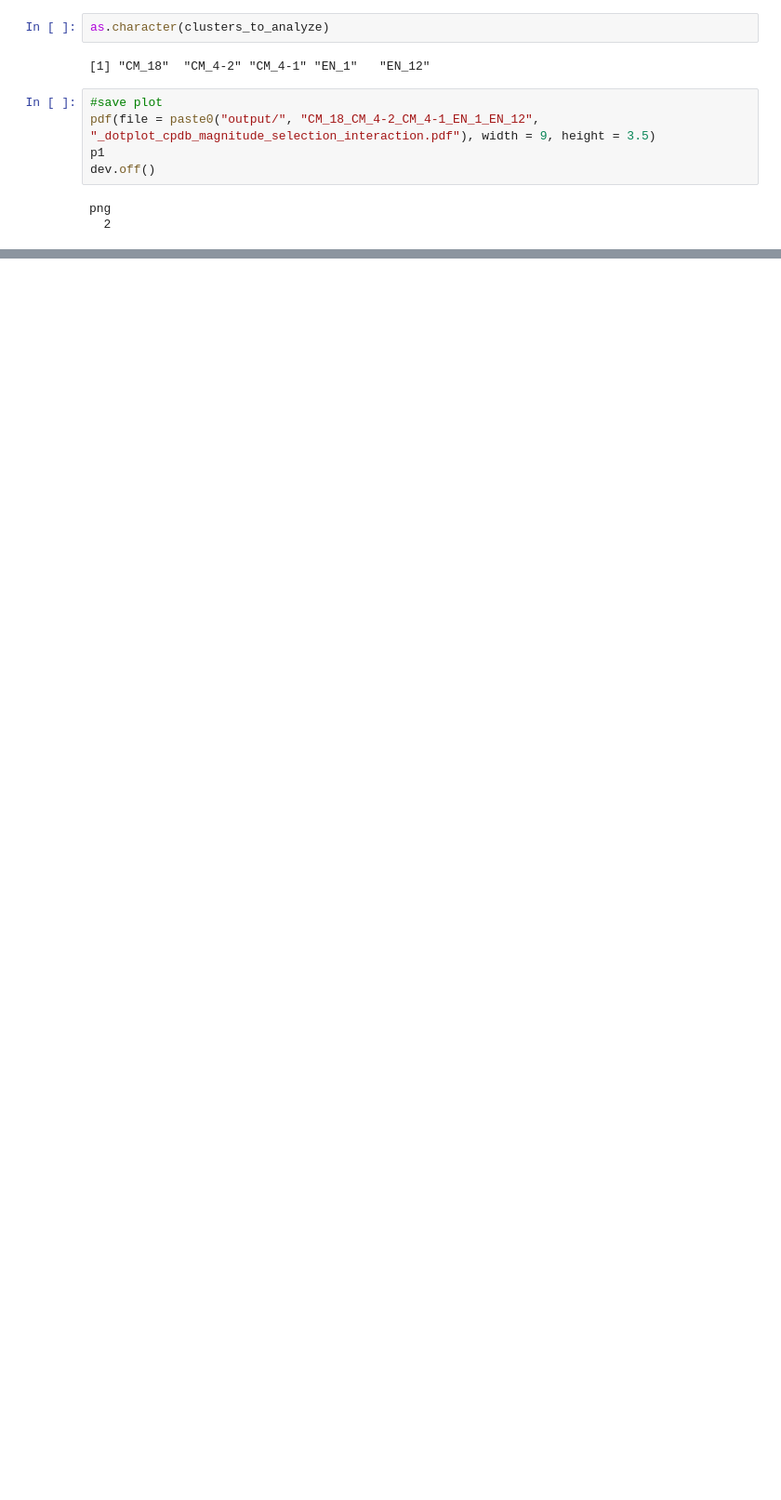
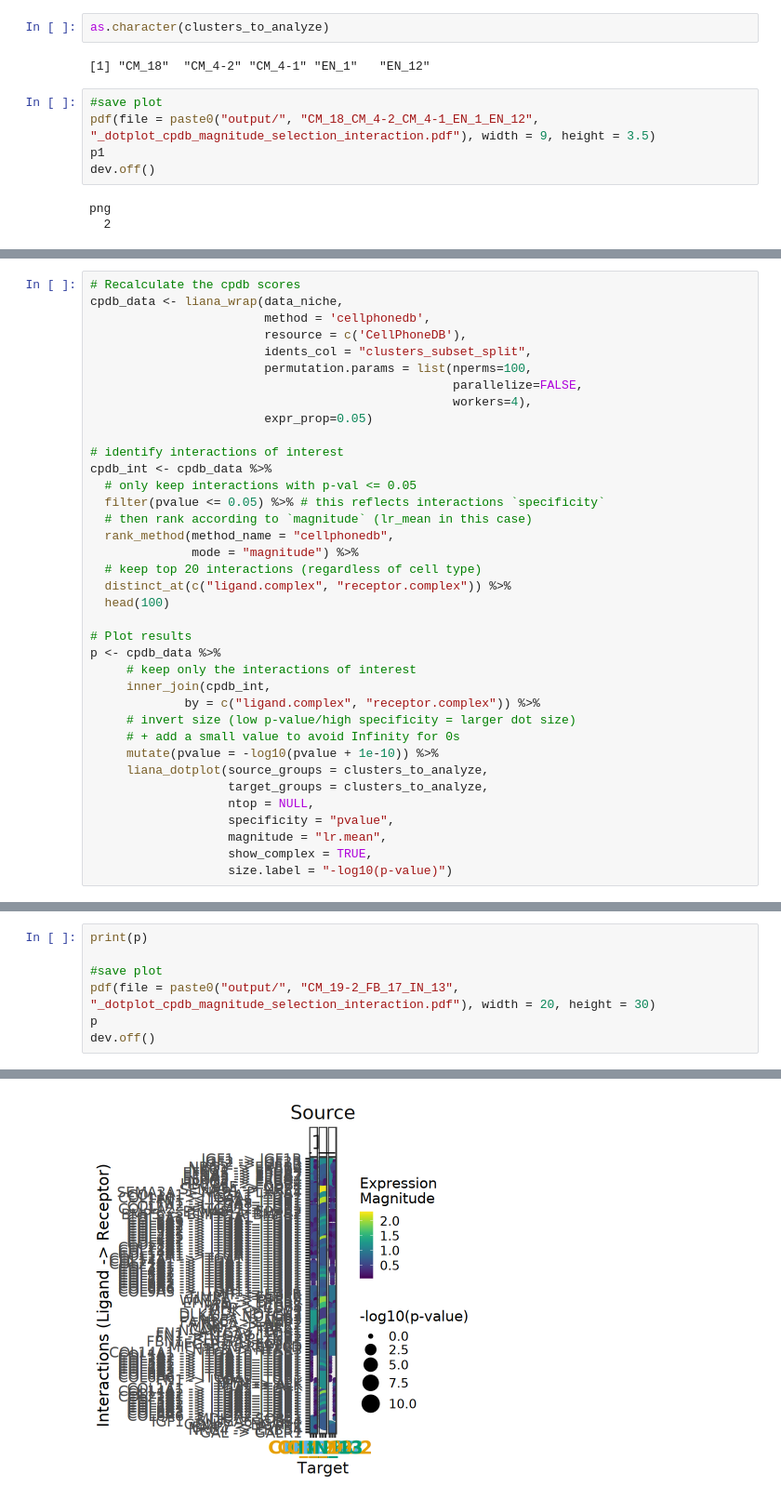
Before and after one commit to rmauron/HDCA_heart_dev, a Jupyter notebook: code/01_scRNA/05_CCC/05_HDCA_heart_niches_CCC_liana.ipynb, the cells around one changed output, grey strips where cells are left out. Shown: that part at 93% size. Cells and saved outputs as stored; diff of their text form; blank space fills up the shorter version.

```diff
--- a/code/01_scRNA/05_CCC/05_HDCA_heart_niches_CCC_liana.ipynb
+++ b/code/01_scRNA/05_CCC/05_HDCA_heart_niches_CCC_liana.ipynb
@@ -256,0 +269,37 @@ png
+# %%
+# Recalculate the cpdb scores
+cpdb_data <- liana_wrap(data_niche,
+                        method = 'cellphonedb',
+                        resource = c('CellPhoneDB'),
+                        idents_col = "clusters_subset_split",
+                        permutation.params = list(nperms=100,
+                                                  parallelize=FALSE,
+                                                  workers=4),
+                        expr_prop=0.05)
+
+# identify interactions of interest
+cpdb_int <- cpdb_data %>%
+  # only keep interactions with p-val <= 0.05
+  filter(pvalue <= 0.05) %>% # this reflects interactions `specificity`
+  # then rank according to `magnitude` (lr_mean in this case)
+  rank_method(method_name = "cellphonedb",
+              mode = "magnitude") %>%
+  # keep top 20 interactions (regardless of cell type)
+  distinct_at(c("ligand.complex", "receptor.complex")) %>%
+  head(100)
+
+# Plot results
+p <- cpdb_data %>%
+     # keep only the interactions of interest
+     inner_join(cpdb_int,
+             by = c("ligand.complex", "receptor.complex")) %>%
+     # invert size (low p-value/high specificity = larger dot size)
+     # + add a small value to avoid Infinity for 0s
+     mutate(pvalue = -log10(pvalue + 1e-10)) %>%
+     liana_dotplot(source_groups = clusters_to_analyze,
+                   target_groups = clusters_to_analyze,
+                   ntop = NULL,
+                   specificity = "pvalue",
+                   magnitude = "lr.mean",
+                   show_complex = TRUE,
+                   size.label = "-log10(p-value)")
@@ -256,0 +327,8 @@ png
+# %%
+print(p)
+
+#save plot
+pdf(file = paste0("output/", "CM_19-2_FB_17_IN_13", "_dotplot_cpdb_magnitude_selection_interaction.pdf"), width = 20, height = 30)
+p
+dev.off()
+# %% [output]
@@ -256,0 +337 @@ png
+[figure, added]
```
Also changed, not shown: parts of 11 cells of this notebook, 15 other files.
